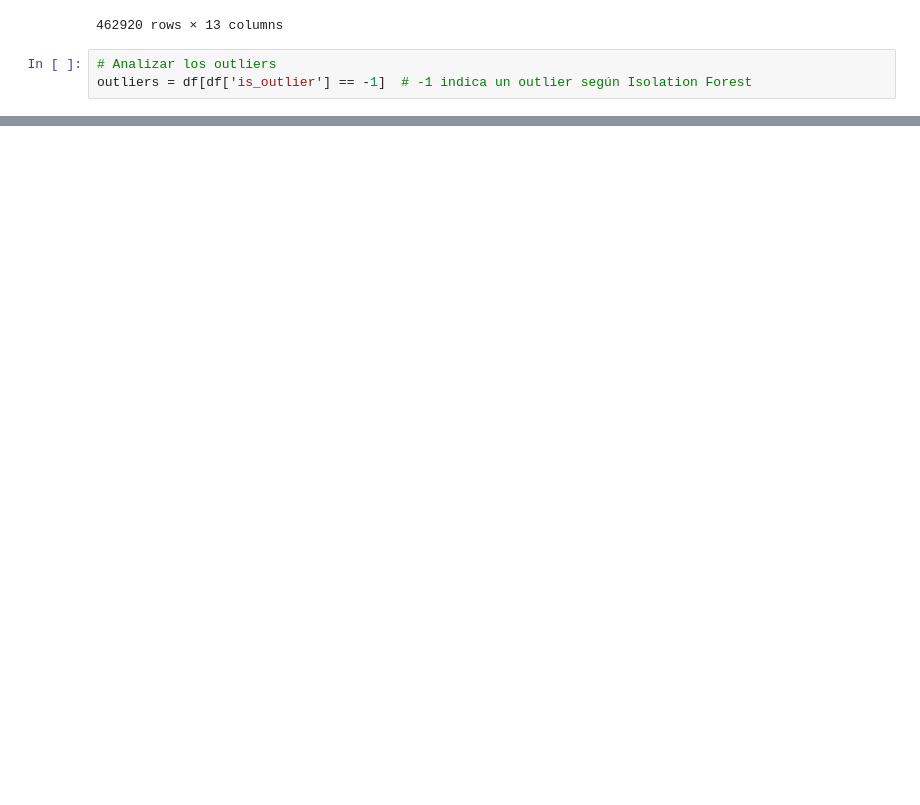
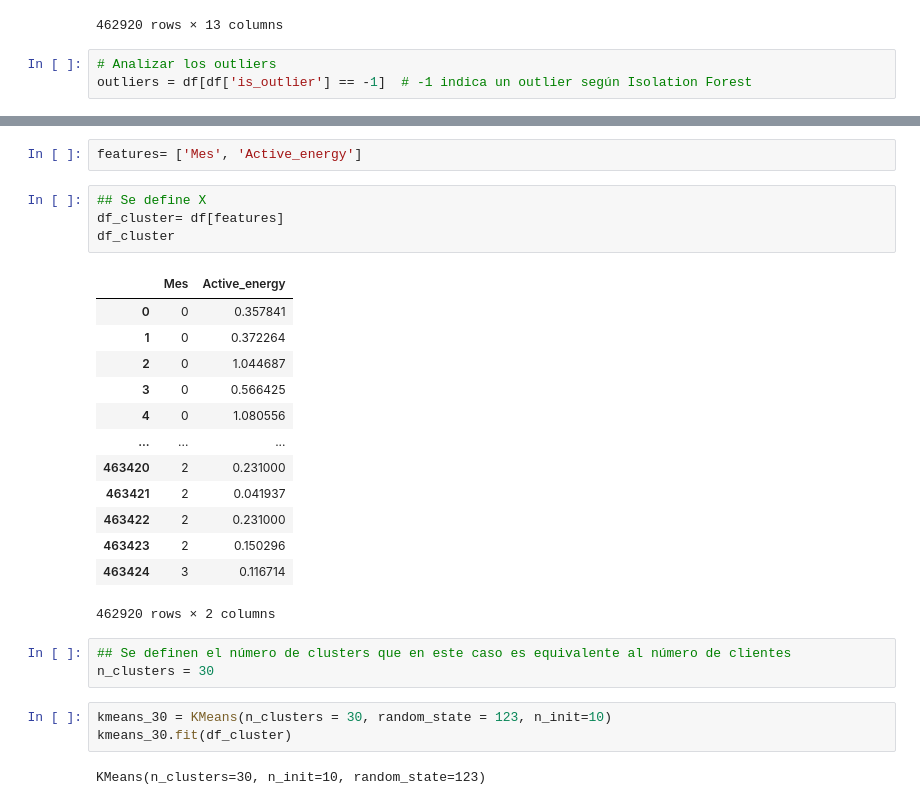
Before and after one commit to jmanjarresm/Proyecto_Grado_MIAD, a Jupyter notebook: Análisis Variable Energía Activa.ipynb, the cells around one changed output, grey strips where cells are left out. Drawn from its saved outputs; the diff is of its cells as text; blank space fills up the shorter version.

```diff
--- a/Análisis Variable Energía Activa.ipynb
+++ b/Análisis Variable Energía Activa.ipynb
@@ -633,0 +661,28 @@ plt.show()
+# %%
+features= ['Mes', 'Active_energy']
+# %%
+## Se define X
+df_cluster= df[features]
+df_cluster
+# %% [output]
+|  | Mes | Active_energy |
+| 0 | 0 | 0.357841 |
+| 1 | 0 | 0.372264 |
+| 2 | 0 | 1.044687 |
+| 3 | 0 | 0.566425 |
+| 4 | 0 | 1.080556 |
+| ... | ... | ... |
+| 463420 | 2 | 0.231000 |
+| 463421 | 2 | 0.041937 |
+| 463422 | 2 | 0.231000 |
+| 463423 | 2 | 0.150296 |
+| 463424 | 3 | 0.116714 |
+462920 rows × 2 columns
+# %%
+## Se definen el número de clusters que en este caso es equivalente al número de clientes
+n_clusters = 30
+# %%
+kmeans_30 = KMeans(n_clusters = 30, random_state = 123, n_init=10)
+kmeans_30.fit(df_cluster)
+# %% [output]
+KMeans(n_clusters=30, n_init=10, random_state=123)
```
Also changed, not shown: parts of 17 cells of this notebook.
